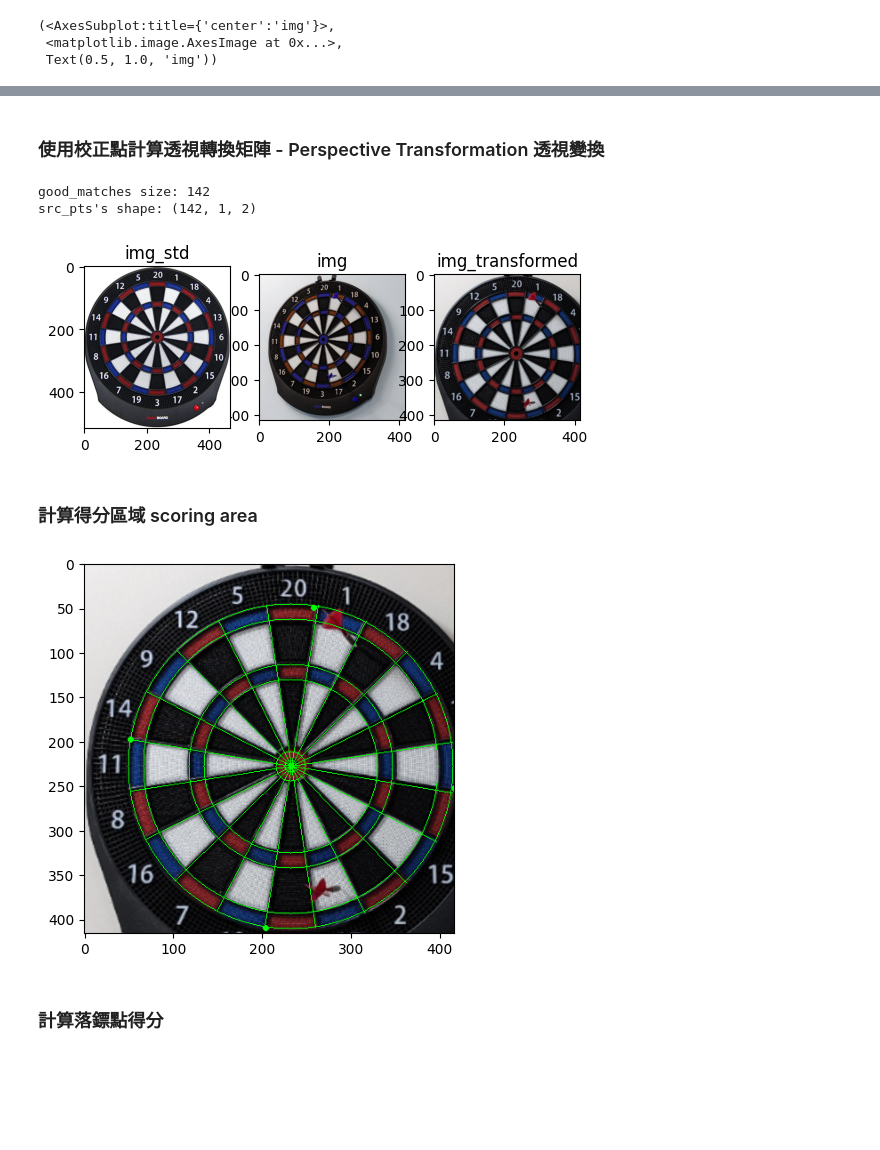
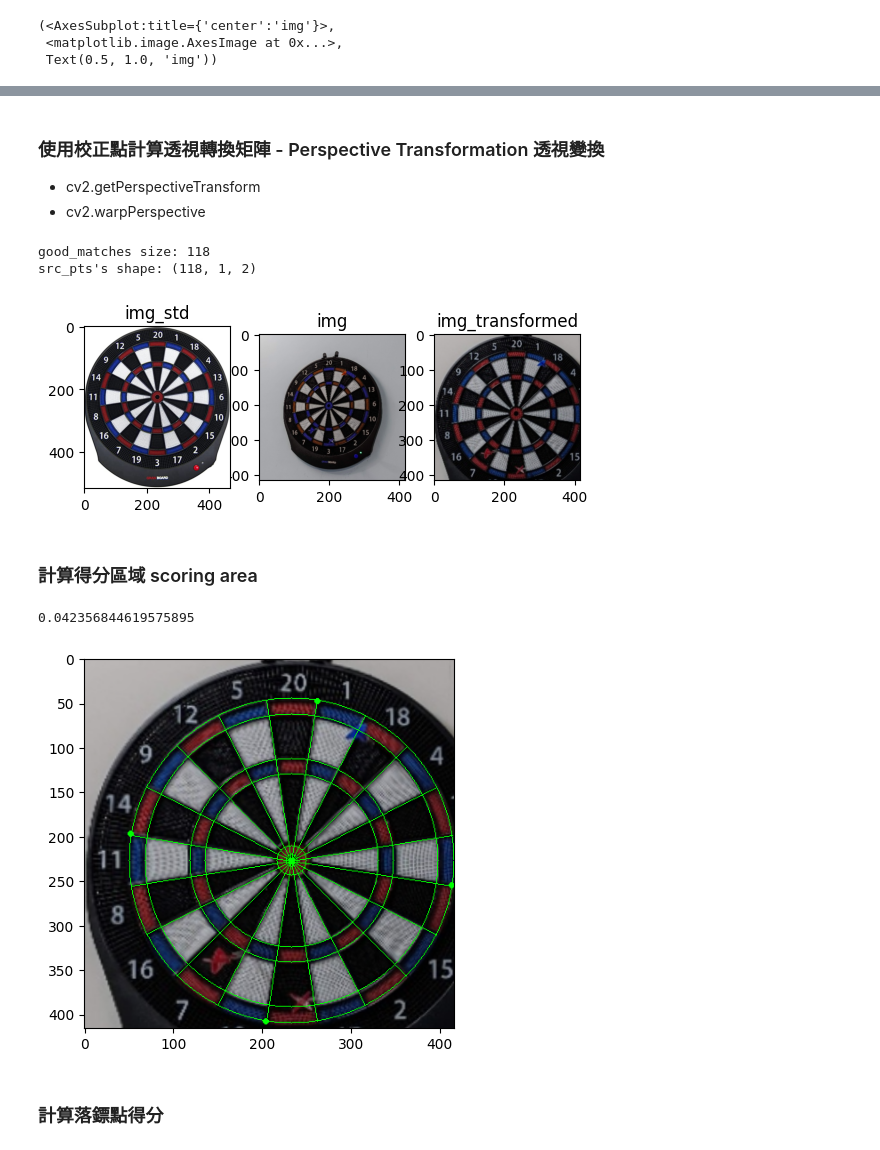
Before and after one commit to RRRChangeche/CV_CVMarathon, a Jupyter notebook: project/Dart_detection/test_tranformation.ipynb, the cells around one changed output, grey strips where cells are left out. Drawn from its saved outputs; the diff is of its cells as text; code cells hidden in the pictures; blank space fills up the shorter version.

```diff
--- a/project/Dart_detection/test_tranformation.ipynb
+++ b/project/Dart_detection/test_tranformation.ipynb
@@ -35,7 +30,9 @@ name 'DARKNET_FORCE_CPU' is not defined
 # %%
-image_path = r"..\\images\cropped\crop_PXL_20220224_134807891.jpg"
-# image_path = r"..\\images\cropped\crop_PXL_20220302_134930321.jpg"
-# image_path = r"..\\images\cropped\crop_PXL_20220302_134155426.jpg"
+# image_path = r"..\\images\cropped\crop_PXL_20220224_134807891.jpg"    # #18, #17
+# image_path = r"..\\images\cropped\crop_PXL_20220302_134930321.jpg"    # #T20, #20, #19
+# image_path = r"..\\images\cropped\crop_PXL_20220302_134155426.jpg"    # #9, #5, #5
+image_path = r"..\\images\cropped\crop_PXL_20220217_132746735.jpg"    # close to Double/Triple area #18,#T19,#3
+
 image_std_path = r"..\\dartboard.jpg"
 
 # dart detection
@@ -87,10 +88,12 @@ plt.subplot(132),plt.imshow(img),plt.title('img')
 # %% [markdown]
 ### 使用校正點計算透視轉換矩陣 - Perspective Transformation 透視變換
+- cv2.getPerspectiveTransform
+- cv2.warpPerspective
 # %%
 # 使用sift搜尋特徵點和描述子
 '''
  - cv2.SIFT()
- - SIFT.detectAncCompute()
+ - SIFT.detectAndCompute()
 '''
 def getPerspectiveTransformbySIFT(img_std, img):
     MAX_NUM_FEARTURES = 1000
@@ -139,12 +142,12 @@ def getPerspectiveTransformbySIFT(img_std, img):
 
 
 # 使用sift找出透視轉換矩陣
-M = getPerspectiveTransformbySIFT(img_std, img)
-img = cv2.warpPerspective(img, M, (cols,rows))
+# M = getPerspectiveTransformbySIFT(img_std, img)
+# img = cv2.warpPerspective(img, M, (cols,rows))
 
 # 使用4個校正點找出透視轉換矩陣
-# M = cv2.getPerspectiveTransform(pts,pts_std)
-# img = cv2.warpPerspective(img,M,(cols,rows))
+M = cv2.getPerspectiveTransform(pts,pts_std)
+img = cv2.warpPerspective(img,M,(cols,rows))
 
 # # 顯示結果圖
 img = cv2.cvtColor(img, cv2.COLOR_BGR2RGB)
@@ -153,9 +156,9 @@ plt.subplot(131),plt.imshow(img_std),plt.title('img_std')
 plt.subplot(133),plt.imshow(img),plt.title('img_transformed')
 plt.show()
 # %% [output]
-good_matches size: 142
-src_pts's shape: (142, 1, 2)
+good_matches size: 118
+src_pts's shape: (118, 1, 2)
-[figure, old version]
+[figure, new version]
 # %% [markdown]
 ###  計算得分區域 scoring area
 # %%
@@ -176,39 +179,43 @@ def line_intersection(line1, line2):
 
     def det(a, b):
         return a[0] * b[1] - a[1] * b[0]
 
     div = det(xdiff, ydiff)
     if div == 0:
        raise Exception('lines do not intersect')
 
     d = (det(*line1), det(*line2))
     x = det(d, xdiff) / div
     y = det(d, ydiff) / div
     return x, y
 
 tp, bp, lp, rp = dst[:,0,:]
 center = ((tp[0]+bp[0]+lp[0]+rp[0])/4, (tp[1]+bp[1]+lp[1]+rp[1])/4) # find center just by averaging 4 points
 # line1 = [tp, bp]
 # line2 = [lp, rp]
 # center = line_intersection(line1, line2)  # find center by getting intersection point
 cv2.circle(img, (round(center[0]), round(center[1])), 2, (0,255,0), 2)
 
 # find radius R by averaging 4 distances from center point to calibrate points
-def dist(p1, p2): return ((p1[0]-p2[0])**2+(p1[1]-p2[1])**2)**0.5
-def polar2xy(center, r, theta):
-    return (round(center[0] + r*np.cos(theta*np.pi/180.0-90)), round(center[1] + r*np.sin(theta*np.pi/180.0-90)))
+# find initial starting angle
+iangle = ((getDegreeFrom2Vector((0,1), np.multiply(np.subtract(tp, center), [1,-1]))+180)%360-9+
+        (getDegreeFrom2Vector((0,1), np.multiply(np.subtract(rp, center), [1,-1]))+180)%360-99+
+        (getDegreeFrom2Vector((0,1), np.multiply(np.subtract(bp, center), [1,-1]))+180)%360-189+
+        (getDegreeFrom2Vector((0,1), np.multiply(np.subtract(lp, center), [1,-1]))+180)%360-279)/4
+print(iangle)
 
+R = (dist(center, tp)+dist(center, bp)+dist(center, lp)+dist(center, rp))/4
 Rscale = [i/340 for i in [12.7, 32, 182, 214, 308,  340]]
-R = (dist(center, tp)+dist(center, bp)+dist(center, lp)+dist(center, rp))/4
 for ratio in Rscale:
     cv2.circle(img, (int(center[0]), int(center[1])), round(R*ratio), (0,255,0), 1)
-for d in range(18, 378, 18):
+for d in np.arange(9+iangle, 360+iangle, 18):
     cv2.line(img, (round(center[0]), round(center[1])), tuple(polar2xy(center, R, d)), (0,255,0), 1)
 
 plt.imshow(img)
 plt.show()
 # %% [output]
+0.042356844619575895
-[figure, old version]
+[figure, new version]
 # %% [markdown]
 ### 計算落鏢點得分
 # %%
```
Also changed, not shown: parts of 5 cells of this notebook, 1 other file.
